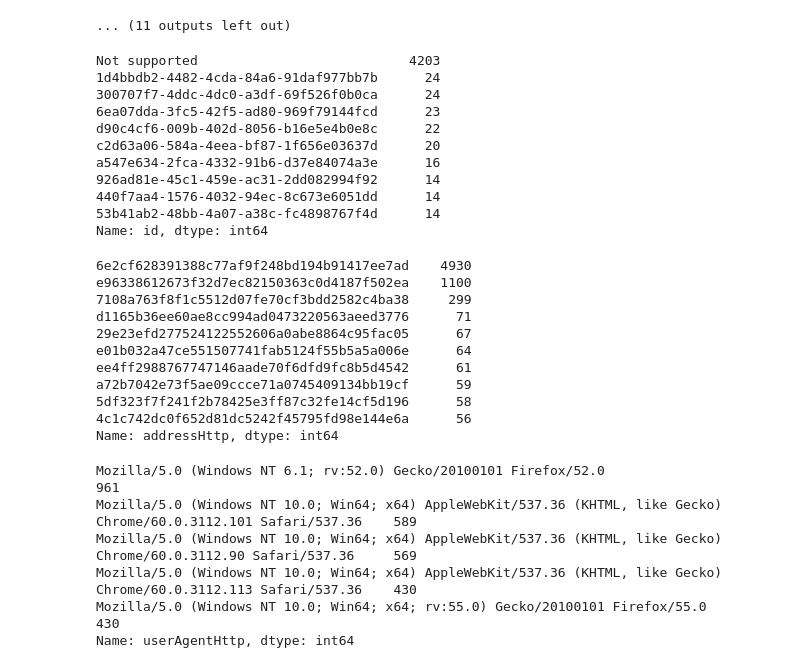
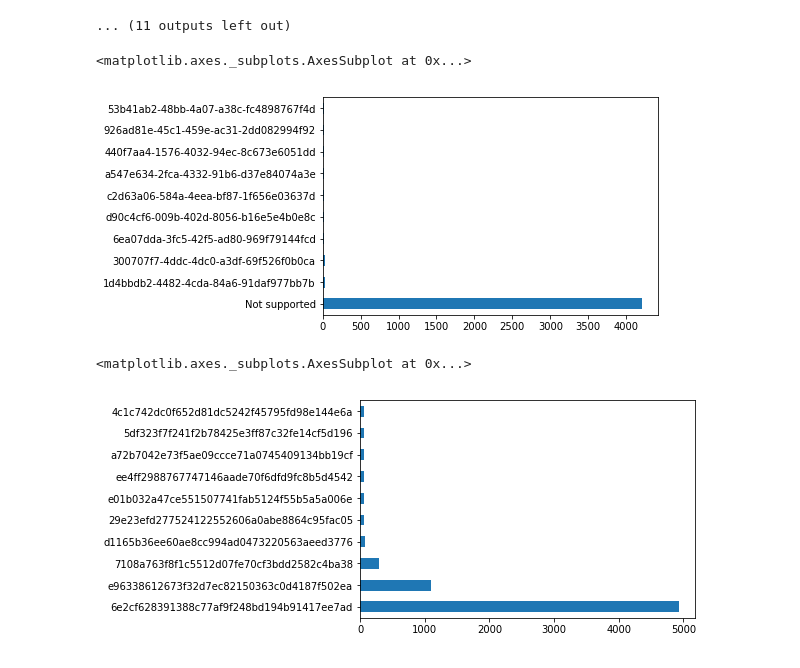
Before and after one commit to astarr8181/fp_bots, a Jupyter notebook: csv_prev.ipynb, the cells around one changed output. Saved outputs shown, nothing was run; the diff lists cells and outputs as text; code cells hidden in the pictures.

Commit message:
added barh plots for a few columns; split up useragent into three parts and plotted them, too

```diff
--- a/csv_prev.ipynb
+++ b/csv_prev.ipynb
@@ -144,39 +141,14 @@ for column in columns_to_kde:
 [figure]
 ... (11 outputs left out)
 # %%
-df.id.value_counts()[:10]
+top_ten_ids = df.id.value_counts()[:10]
+top_ten_ids.plot(kind='barh')
 # %% [output]
-Not supported                           4203
-1d4bbdb2-4482-4cda-84a6-91daf977bb7b      24
-300707f7-4ddc-4dc0-a3df-69f526f0b0ca      24
-6ea07dda-3fc5-42f5-ad80-969f79144fcd      23
-d90c4cf6-009b-402d-8056-b16e5e4b0e8c      22
-c2d63a06-584a-4eea-bf87-1f656e03637d      20
-a547e634-2fca-4332-91b6-d37e84074a3e      16
-926ad81e-45c1-459e-ac31-2dd082994f92      14
-440f7aa4-1576-4032-94ec-8c673e6051dd      14
-53b41ab2-48bb-4a07-a38c-fc4898767f4d      14
-Name: id, dtype: int64
+<matplotlib.axes._subplots.AxesSubplot at 0x...>
+[figure, added]
 # %%
-df.addressHttp.value_counts()[:10]
+top_ten_addressHttp = df.addressHttp.value_counts()[:10]
+top_ten_addressHttp.plot(kind='barh')
 # %% [output]
-6e2cf628391388c77af9f248bd194b91417ee7ad    4930
-e96338612673f32d7ec82150363c0d4187f502ea    1100
-7108a763f8f1c5512d07fe70cf3bdd2582c4ba38     299
-d1165b36ee60ae8cc994ad0473220563aeed3776      71
-29e23efd277524122552606a0abe8864c95fac05      67
-e01b032a47ce551507741fab5124f55b5a5a006e      64
-ee4ff2988767747146aade70f6dfd9fc8b5d4542      61
-a72b7042e73f5ae09ccce71a0745409134bb19cf      59
-5df323f7f241f2b78425e3ff87c32fe14cf5d196      58
-4c1c742dc0f652d81dc5242f45795fd98e144e6a      56
-Name: addressHttp, dtype: int64
+<matplotlib.axes._subplots.AxesSubplot at 0x...>
+[figure, added]
-# %%
-df.userAgentHttp.value_counts()[:5]
-# %% [output]
-Mozilla/5.0 (Windows NT 6.1; rv:52.0) Gecko/20100101 Firefox/52.0                                                      961
-Mozilla/5.0 (Windows NT 10.0; Win64; x64) AppleWebKit/537.36 (KHTML, like Gecko) Chrome/60.0.3112.101 Safari/537.36    589
-Mozilla/5.0 (Windows NT 10.0; Win64; x64) AppleWebKit/537.36 (KHTML, like Gecko) Chrome/60.0.3112.90 Safari/537.36     569
-Mozilla/5.0 (Windows NT 10.0; Win64; x64) AppleWebKit/537.36 (KHTML, like Gecko) Chrome/60.0.3112.113 Safari/537.36    430
-Mozilla/5.0 (Windows NT 10.0; Win64; x64; rv:55.0) Gecko/20100101 Firefox/55.0                                         430
-Name: userAgentHttp, dtype: int64
```
Also changed, not shown: parts of 11 cells of this notebook.
